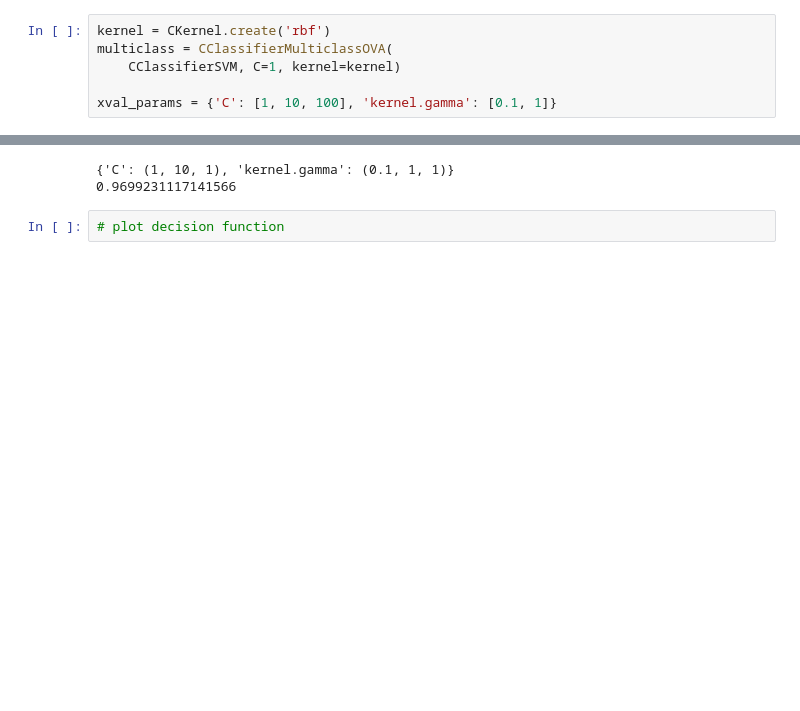
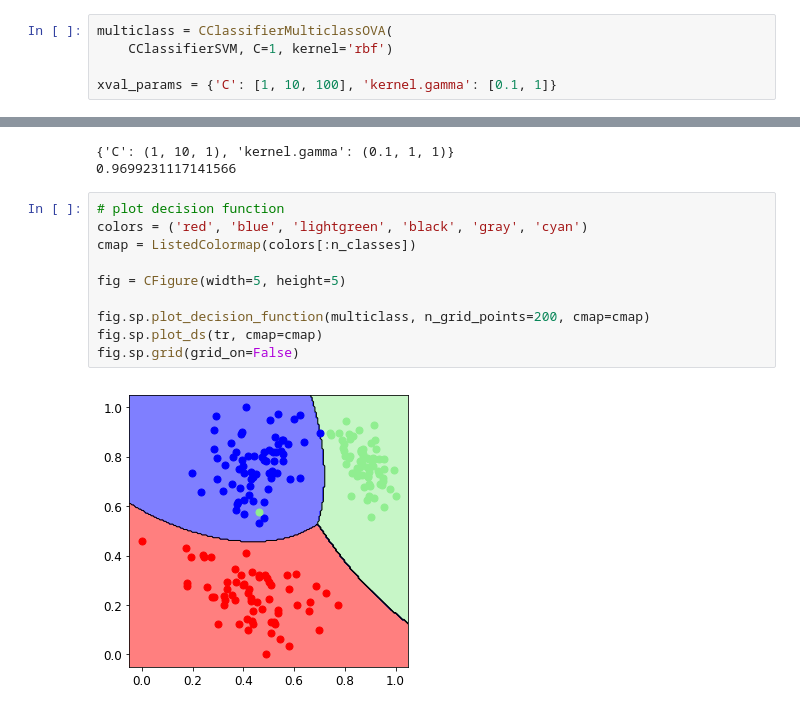
Before and after one commit to pralab/secml, a Jupyter notebook: src/secml/tutorials/01. Training.ipynb, the cells around one changed output, grey strips where cells are left out. Drawn from its saved outputs; the diff is of its cells as text; blank space fills up the shorter version.

Commit message:
notebook training and visualization

```diff
--- a/src/secml/tutorials/01. Training.ipynb
+++ b/src/secml/tutorials/01. Training.ipynb
@@ -44,9 +46,8 @@ figure.show()
 # %% [output]
 [figure]
 # %%
-kernel = CKernel.create('rbf')
 multiclass = CClassifierMulticlassOVA(
-    CClassifierSVM, C=1, kernel=kernel)
+    CClassifierSVM, C=1, kernel='rbf')
 
 xval_params = {'C': [1, 10, 100], 'kernel.gamma': [0.1, 1]}
 # %%
@@ -68,5 +69,15 @@ print(perf_eval.compute_performance(multiclass, ts))
 # %% [output]
 {'C': (1, 10, 1), 'kernel.gamma': (0.1, 1, 1)}
 0.9699231117141566
-# %%
-# plot decision function
+# %%
+# plot decision function
+colors = ('red', 'blue', 'lightgreen', 'black', 'gray', 'cyan')
+cmap = ListedColormap(colors[:n_classes])
+
+fig = CFigure(width=5, height=5)
+
+fig.sp.plot_decision_function(multiclass, n_grid_points=200, cmap=cmap)
+fig.sp.plot_ds(tr, cmap=cmap)
+fig.sp.grid(grid_on=False)
+# %% [output]
+[figure, added]
```
Also changed, not shown: parts of 3 cells of this notebook, 1 other file.
